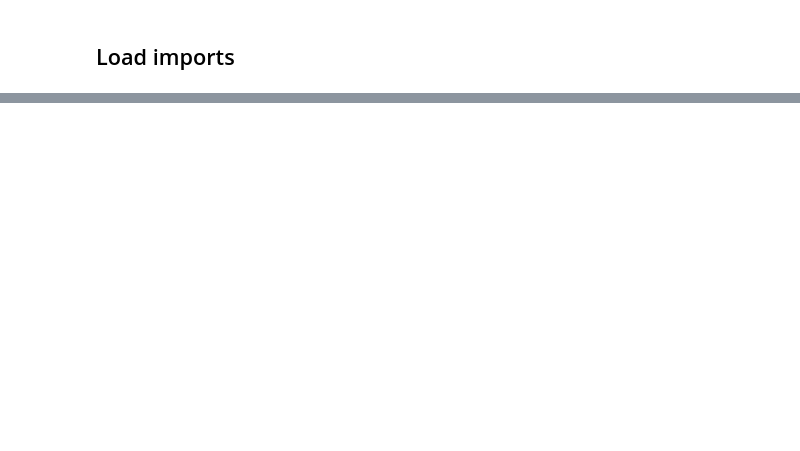
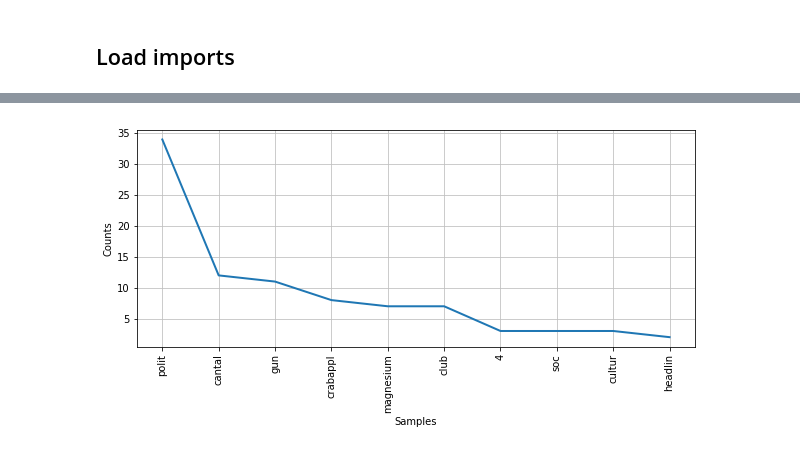
Before and after one commit to ArwaS97/Medius-Health-Challenge, a Jupyter notebook: Medius Health Challenge.ipynb, the cells around one changed output, grey strips where cells are left out. Cells and saved outputs as stored; diff of their text form; code cells hidden in the pictures; blank space fills up the shorter version.

```diff
--- a/Medius Health Challenge.ipynb
+++ b/Medius Health Challenge.ipynb
@@ -306,0 +104,28 @@ SyntaxError: invalid syntax (<ipython-input-16-6b82309b25e3>, line 1)
+# %%
+# Preprocess documents data
+
+documents = re.split("[[0-9]+]|\n|\t|\\\\n|\\\\t", str(df['text'])) #remove unnecessary tabs, newlines, digits
+tokenizer = RegexpTokenizer(r'\w+') #remove any punctuations
+tokens = tokenizer.tokenize(str(documents)) #tokenize document data
+processed_docs = nltk.sent_tokenize(str(documents))
+
+# Lower case all words and make sorted vocabulary
+raw_words = [w.lower() for w in tokens]
+stop_words = set(stopwords.words("english"))
+new_words = []
+for w in raw_words:
+    if w not in stop_words:
+        new_words.append(w)
+
+# Remove unnecessary words, email addresses, category levels, etc.
+remove_words = ['edu', 'com', 'cmu', 'cs', 'cantaloupe', 'srv', 'newsgroups', 'cantaloupe',
+               'xref', 'subject', 'id', 'message', 'from', 'date', 'sender',
+               'references', 'organization', 'lines', 'path', 'misc', 'alt', 'talk']
+words = []
+for w in new_words:
+    if w not in remove_words:
+        words.append(w)
+
+# Perform Stemmer
+p_stemmer = PorterStemmer()
+texts = [p_stemmer.stem(i) for i in words]
@@ -306,0 +147,7 @@ SyntaxError: invalid syntax (<ipython-input-16-6b82309b25e3>, line 1)
+# %%
+# Plot highest frequency of words
+figure(figsize=(10, 4))
+fdist.plot(10, cumulative=False)
+plt.show()
+# %% [output]
+[figure, added]
```
Also changed, not shown: parts of 37 cells of this notebook, 1 other file.
